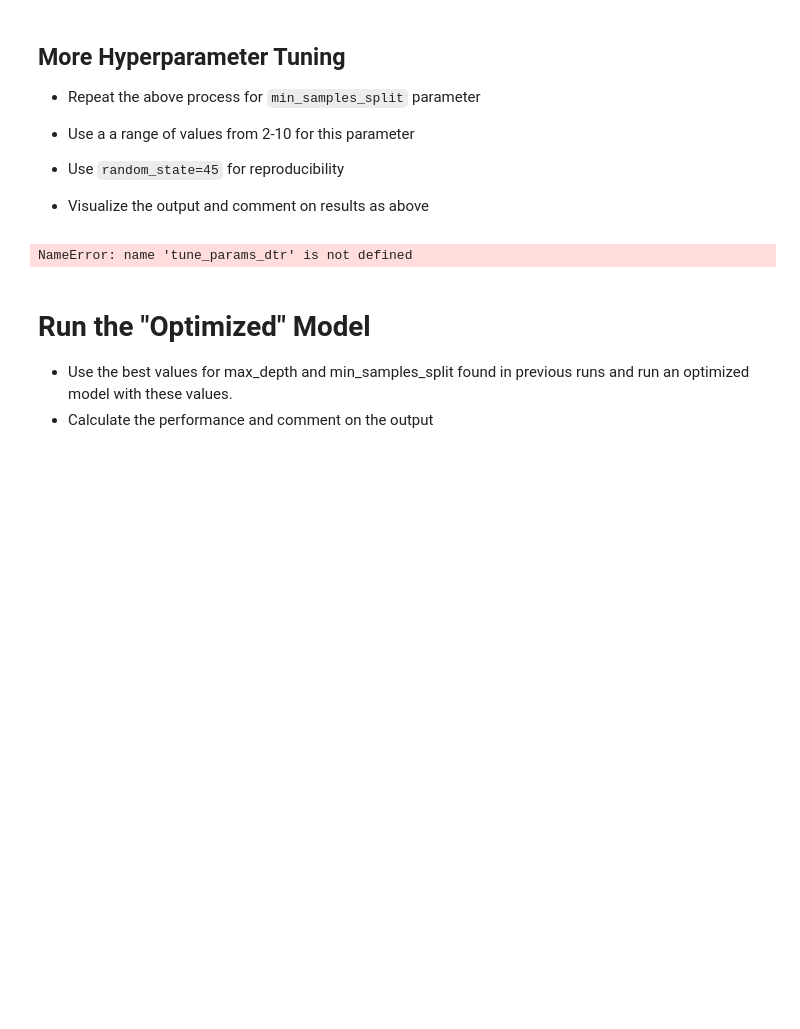
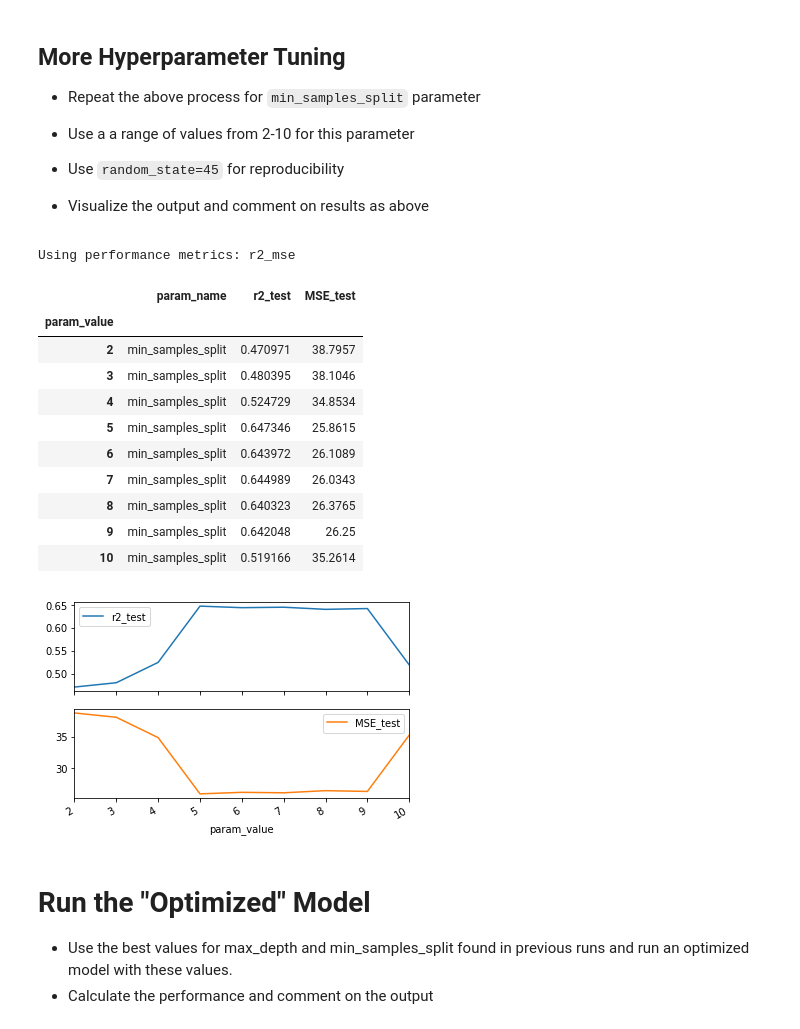
Before and after one commit to jirvingphd/dsc-3-31-11-regression-trees-model-optimization-lab-online-ds-ft-021119, a Jupyter notebook: index_with_tree_functions.ipynb, the cells around one changed output. Drawn from its saved outputs; the diff is of its cells as text; code cells hidden in the pictures; blank space fills up the shorter version.

```diff
--- a/index_with_tree_functions.ipynb
+++ b/index_with_tree_functions.ipynb
@@ -344,11 +333,24 @@ Using performance metrics: r2_mse
 # %%
 # Your code here
 param_name = 'min_samples_split'
 param_values = list(range(2,11))
-res_df, df_style = tune_params_dtr(param_name,param_values)
-df_style
+dtr = DecisionTreeRegressor(random_state=45)
+
+res_df = tune_params_trees(param_name,param_values,dtr,'roc_auc')
 # %% [output]
-NameError: name 'tune_params_dtr' is not defined
+Using performance metrics: r2_mse
+|  | param_name | r2_test | MSE_test |
+| param_value |  |  |  |
+| 2 | min_samples_split | 0.470971 | 38.7957 |
+| 3 | min_samples_split | 0.480395 | 38.1046 |
+| 4 | min_samples_split | 0.524729 | 34.8534 |
+| 5 | min_samples_split | 0.647346 | 25.8615 |
+| 6 | min_samples_split | 0.643972 | 26.1089 |
+| 7 | min_samples_split | 0.644989 | 26.0343 |
+| 8 | min_samples_split | 0.640323 | 26.3765 |
+| 9 | min_samples_split | 0.642048 | 26.25 |
+| 10 | min_samples_split | 0.519166 | 35.2614 |
+[figure, added]
 # %%
 # Your observations here
 # performance is optimatl at min_samples_split 5-9. Use 5
```
Also changed, not shown: parts of 15 cells of this notebook, 2 other files.
